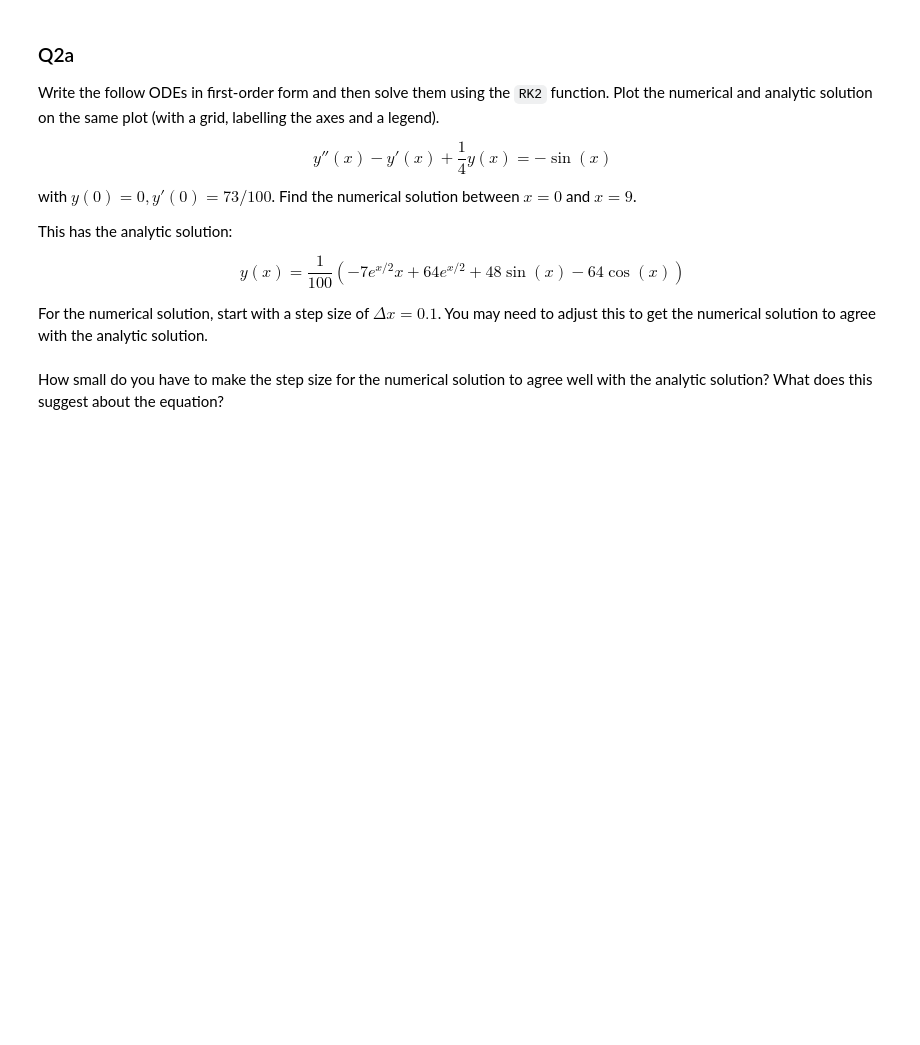
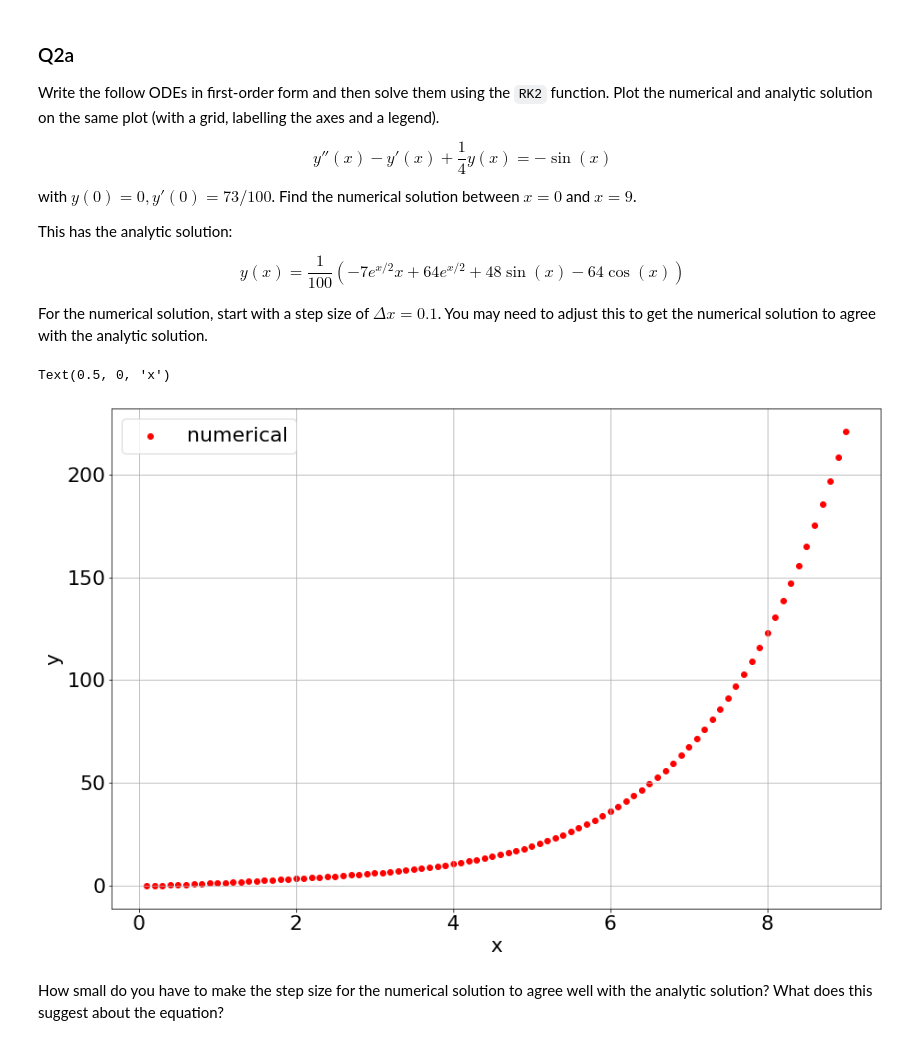
Before and after one commit to sean-roche/assignment3, a Jupyter notebook: Assignment-3.ipynb, the cells around one changed output. Drawn from its saved outputs; the diff is of its cells as text; code cells hidden in the pictures; blank space fills up the shorter version.

```diff
--- a/Assignment-3.ipynb
+++ b/Assignment-3.ipynb
@@ -111,6 +176,23 @@ y(x) = \frac{1}{100} \left(-7 e^{x/2} x+64 e^{x/2}+48 \sin (x)-64 \cos (x)\right
 $$
 
 For the numerical solution, start with a step size of $\Delta x = 0.1$. You may need to adjust this to get the numerical solution to agree with the analytic solution.
+# %%
+from scipy.integrate import solve_ivp
+def f1(x,y):
+    f0 = y[1]
+    f1 = y[1] - (1/4)*y[0] - np.sin(x)
+    return np.array([f0, f1])
+
+sol1 = RK2(f1, 0.1, 0, [0,1], 90)
+plt.scatter(sol1[:,0], sol1[:,1], color = 'red');
+plt.grid()
+plt.legend(["numerical"])
+plt.show
+plt.ylabel("y")
+plt.xlabel("x")
+# %% [output]
+Text(0.5, 0, 'x')
+[figure, added]
 # %% [markdown]
 How small do you have to make the step size for the numerical solution to agree well with the analytic solution? What does this suggest about the equation?
 # %% [markdown]
```
Also changed, not shown: parts of 9 cells of this notebook.
